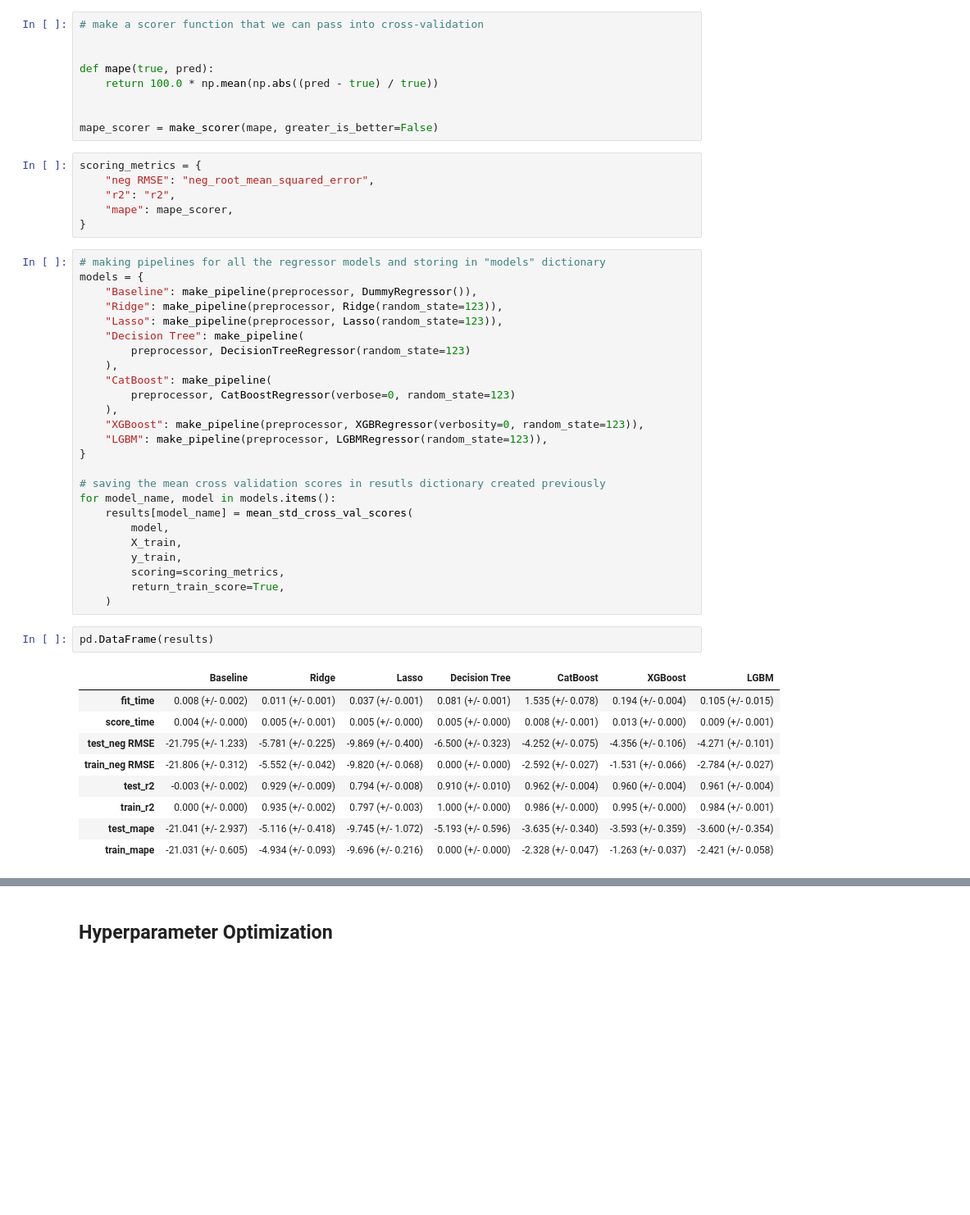
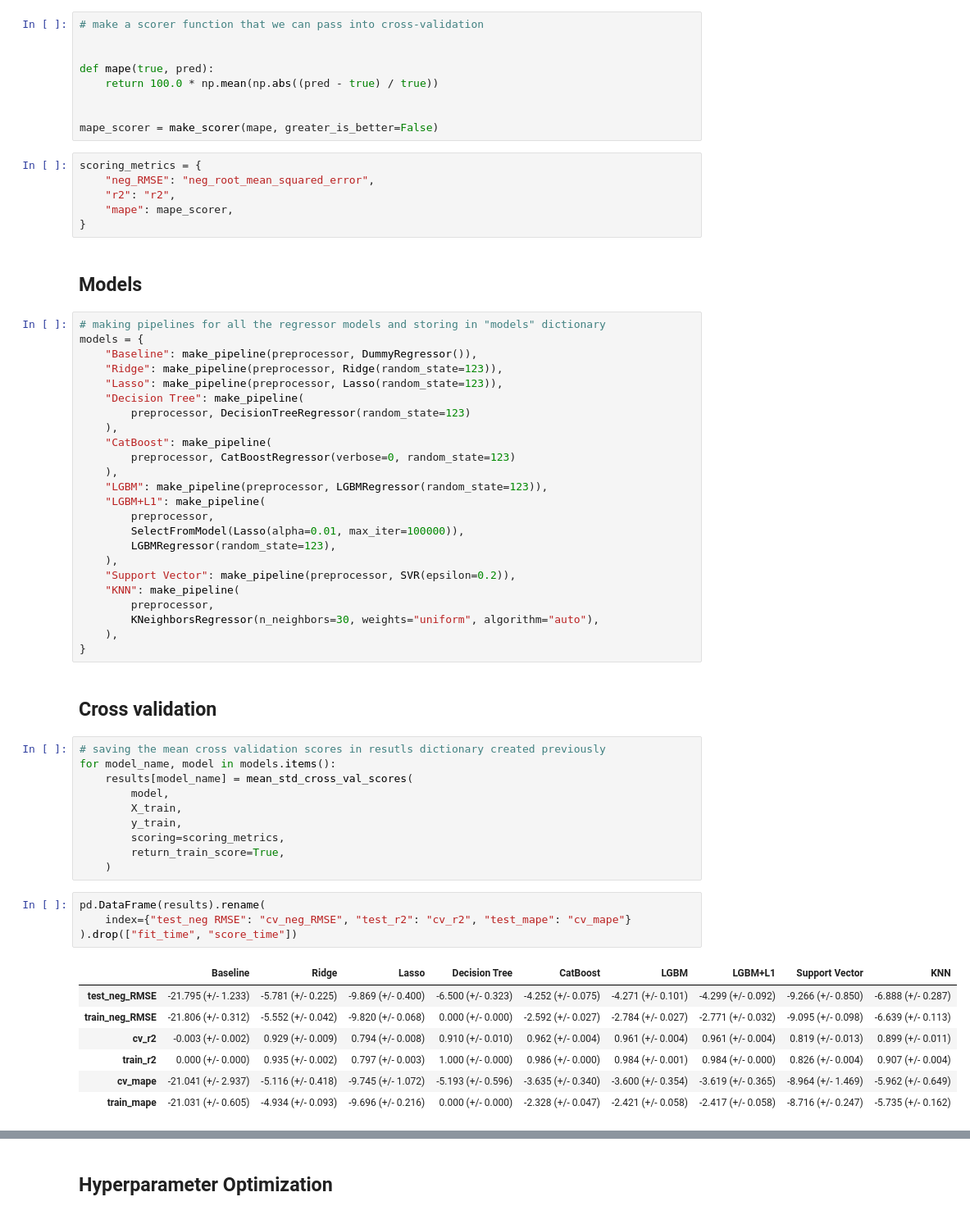
Before and after one commit to aimee0317/cherry-blossom-prediction, a Jupyter notebook: doc/ml_models.ipynb, the cells around one changed output, grey strips where cells are left out. Shown at 82% size. Cells and saved outputs as stored; diff of their text form; blank space fills up the shorter version.

```diff
--- a/doc/ml_models.ipynb
+++ b/doc/ml_models.ipynb
@@ -122,10 +123,12 @@ def mape(true, pred):
 mape_scorer = make_scorer(mape, greater_is_better=False)
 # %%
 scoring_metrics = {
-    "neg RMSE": "neg_root_mean_squared_error",
+    "neg_RMSE": "neg_root_mean_squared_error",
     "r2": "r2",
     "mape": mape_scorer,
 }
+# %% [markdown]
+## Models
 # %%
 # making pipelines for all the regressor models and storing in "models" dictionary
 models = {
@@ -138,28 +141,39 @@ models = {
     "CatBoost": make_pipeline(
         preprocessor, CatBoostRegressor(verbose=0, random_state=123)
     ),
-    "XGBoost": make_pipeline(preprocessor, XGBRegressor(verbosity=0, random_state=123)),
     "LGBM": make_pipeline(preprocessor, LGBMRegressor(random_state=123)),
+    "LGBM+L1": make_pipeline(
+        preprocessor,
+        SelectFromModel(Lasso(alpha=0.01, max_iter=100000)),
+        LGBMRegressor(random_state=123),
+    ),
+    "Support Vector": make_pipeline(preprocessor, SVR(epsilon=0.2)),
+    "KNN": make_pipeline(
+        preprocessor,
+        KNeighborsRegressor(n_neighbors=30, weights="uniform", algorithm="auto"),
+    ),
 }
-
-# saving the mean cross validation scores in resutls dictionary created previously
-for model_name, model in models.items():
-    results[model_name] = mean_std_cross_val_scores(
-        model,
-        X_train,
-        y_train,
-        scoring=scoring_metrics,
-        return_train_score=True,
-    )
+# %% [markdown]
+## Cross validation
+# %%
+# saving the mean cross validation scores in resutls dictionary created previously
+for model_name, model in models.items():
+    results[model_name] = mean_std_cross_val_scores(
+        model,
+        X_train,
+        y_train,
+        scoring=scoring_metrics,
+        return_train_score=True,
+    )
 # %%
-pd.DataFrame(results)
+pd.DataFrame(results).rename(
+    index={"test_neg RMSE": "cv_neg_RMSE", "test_r2": "cv_r2", "test_mape": "cv_mape"}
+).drop(["fit_time", "score_time"])
 # %% [output]
-|  | Baseline | Ridge | Lasso | Decision Tree | CatBoost | XGBoost | LGBM |
-| fit_time | 0.008 (+/- 0.002) | 0.011 (+/- 0.001) | 0.037 (+/- 0.001) | 0.081 (+/- 0.001) | 1.535 (+/- 0.078) | 0.194 (+/- 0.004) | 0.105 (+/- 0.015) |
-| score_time | 0.004 (+/- 0.000) | 0.005 (+/- 0.001) | 0.005 (+/- 0.000) | 0.005 (+/- 0.000) | 0.008 (+/- 0.001) | 0.013 (+/- 0.000) | 0.009 (+/- 0.001) |
-| test_neg RMSE | -21.795 (+/- 1.233) | -5.781 (+/- 0.225) | -9.869 (+/- 0.400) | -6.500 (+/- 0.323) | -4.252 (+/- 0.075) | -4.356 (+/- 0.106) | -4.271 (+/- 0.101) |
-| train_neg RMSE | -21.806 (+/- 0.312) | -5.552 (+/- 0.042) | -9.820 (+/- 0.068) | 0.000 (+/- 0.000) | -2.592 (+/- 0.027) | -1.531 (+/- 0.066) | -2.784 (+/- 0.027) |
-| test_r2 | -0.003 (+/- 0.002) | 0.929 (+/- 0.009) | 0.794 (+/- 0.008) | 0.910 (+/- 0.010) | 0.962 (+/- 0.004) | 0.960 (+/- 0.004) | 0.961 (+/- 0.004) |
-| train_r2 | 0.000 (+/- 0.000) | 0.935 (+/- 0.002) | 0.797 (+/- 0.003) | 1.000 (+/- 0.000) | 0.986 (+/- 0.000) | 0.995 (+/- 0.000) | 0.984 (+/- 0.001) |
-| test_mape | -21.041 (+/- 2.937) | -5.116 (+/- 0.418) | -9.745 (+/- 1.072) | -5.193 (+/- 0.596) | -3.635 (+/- 0.340) | -3.593 (+/- 0.359) | -3.600 (+/- 0.354) |
-| train_mape | -21.031 (+/- 0.605) | -4.934 (+/- 0.093) | -9.696 (+/- 0.216) | 0.000 (+/- 0.000) | -2.328 (+/- 0.047) | -1.263 (+/- 0.037) | -2.421 (+/- 0.058) |
+|  | Baseline | Ridge | Lasso | Decision Tree | CatBoost | LGBM | LGBM+L1 | Support Vector | KNN |
+| test_neg_RMSE | -21.795 (+/- 1.233) | -5.781 (+/- 0.225) | -9.869 (+/- 0.400) | -6.500 (+/- 0.323) | -4.252 (+/- 0.075) | -4.271 (+/- 0.101) | -4.299 (+/- 0.092) | -9.266 (+/- 0.850) | -6.888 (+/- 0.287) |
+| train_neg_RMSE | -21.806 (+/- 0.312) | -5.552 (+/- 0.042) | -9.820 (+/- 0.068) | 0.000 (+/- 0.000) | -2.592 (+/- 0.027) | -2.784 (+/- 0.027) | -2.771 (+/- 0.032) | -9.095 (+/- 0.098) | -6.639 (+/- 0.113) |
+| cv_r2 | -0.003 (+/- 0.002) | 0.929 (+/- 0.009) | 0.794 (+/- 0.008) | 0.910 (+/- 0.010) | 0.962 (+/- 0.004) | 0.961 (+/- 0.004) | 0.961 (+/- 0.004) | 0.819 (+/- 0.013) | 0.899 (+/- 0.011) |
+| train_r2 | 0.000 (+/- 0.000) | 0.935 (+/- 0.002) | 0.797 (+/- 0.003) | 1.000 (+/- 0.000) | 0.986 (+/- 0.000) | 0.984 (+/- 0.001) | 0.984 (+/- 0.000) | 0.826 (+/- 0.004) | 0.907 (+/- 0.004) |
+| cv_mape | -21.041 (+/- 2.937) | -5.116 (+/- 0.418) | -9.745 (+/- 1.072) | -5.193 (+/- 0.596) | -3.635 (+/- 0.340) | -3.600 (+/- 0.354) | -3.619 (+/- 0.365) | -8.964 (+/- 1.469) | -5.962 (+/- 0.649) |
+| train_mape | -21.031 (+/- 0.605) | -4.934 (+/- 0.093) | -9.696 (+/- 0.216) | 0.000 (+/- 0.000) | -2.328 (+/- 0.047) | -2.421 (+/- 0.058) | -2.417 (+/- 0.058) | -8.716 (+/- 0.247) | -5.735 (+/- 0.162) |
```
Also changed, not shown: parts of 30 cells of this notebook.
